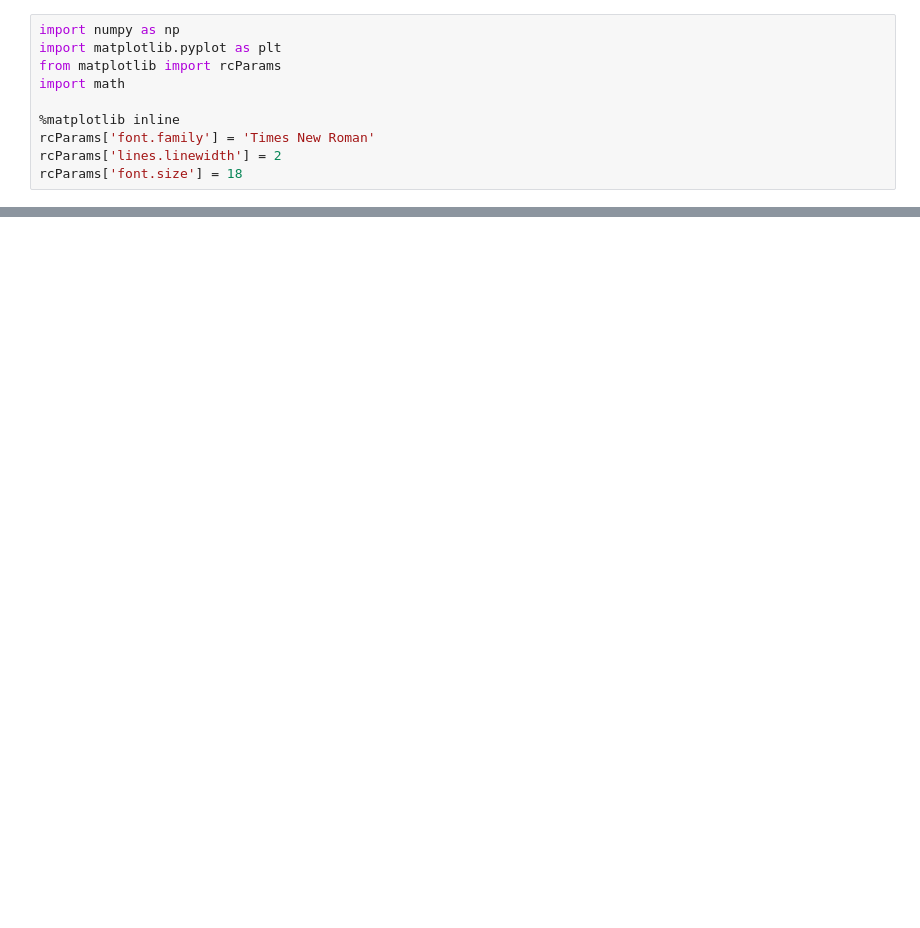
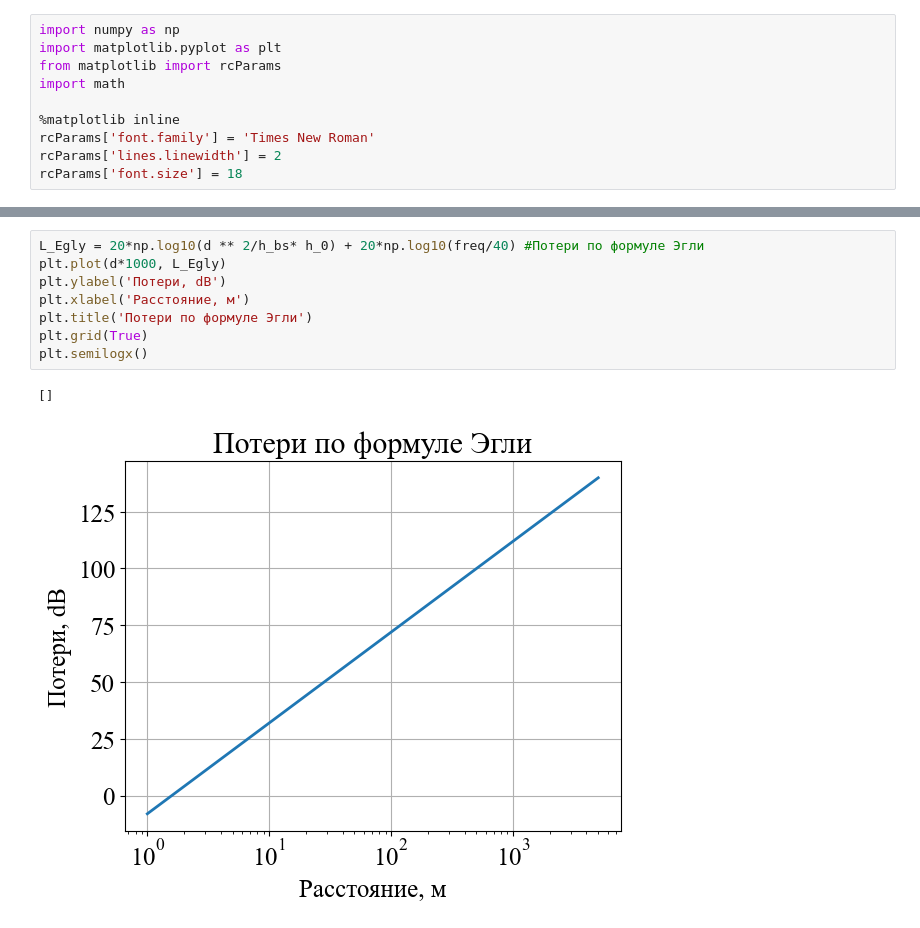
Before and after one commit to liveinscarlet/Study, a Jupyter notebook: Шапошникова/Propogation_losses/Propogation losses.ipynb, the cells around one changed output, grey strips where cells are left out. Cells and saved outputs as stored; diff of their text form; blank space fills up the shorter version.

```diff
--- a/Шапошникова/Propogation_losses/Propogation losses.ipynb
+++ b/Шапошникова/Propogation_losses/Propogation losses.ipynb
@@ -75,0 +83,11 @@ Text(0.5, 1.0, 'Потери в модели Ксю-Бертони')
+# %%
+L_Egly = 20*np.log10(d ** 2/h_bs* h_0) + 20*np.log10(freq/40) #Потери по формуле Эгли
+plt.plot(d*1000, L_Egly)
+plt.ylabel('Потери, dB')
+plt.xlabel('Расстояние, м')
+plt.title('Потери по формуле Эгли')
+plt.grid(True)
+plt.semilogx()
+# %% [output]
+[]
+[figure, added]
```
Also changed, not shown: parts of 4 cells of this notebook.
